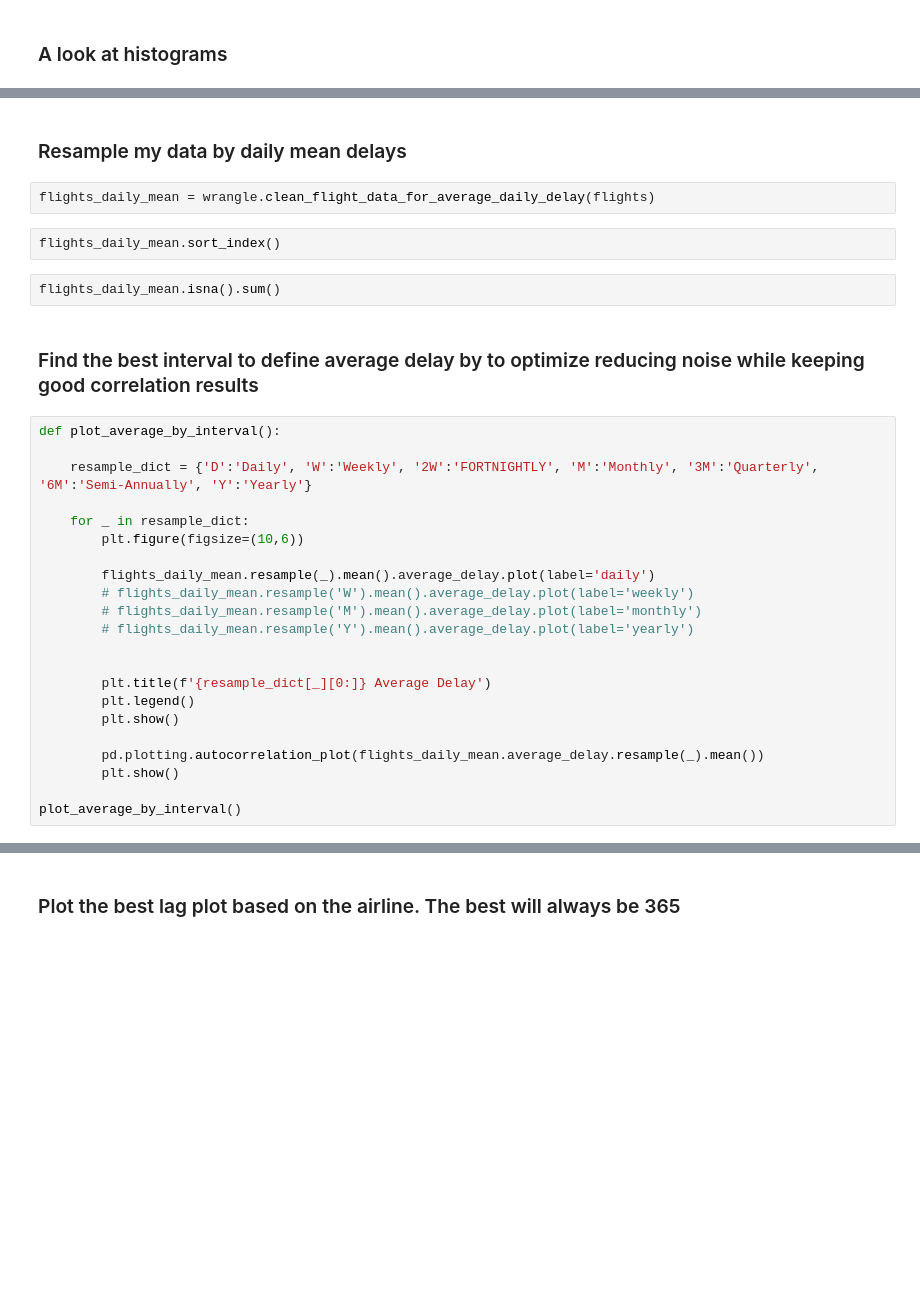
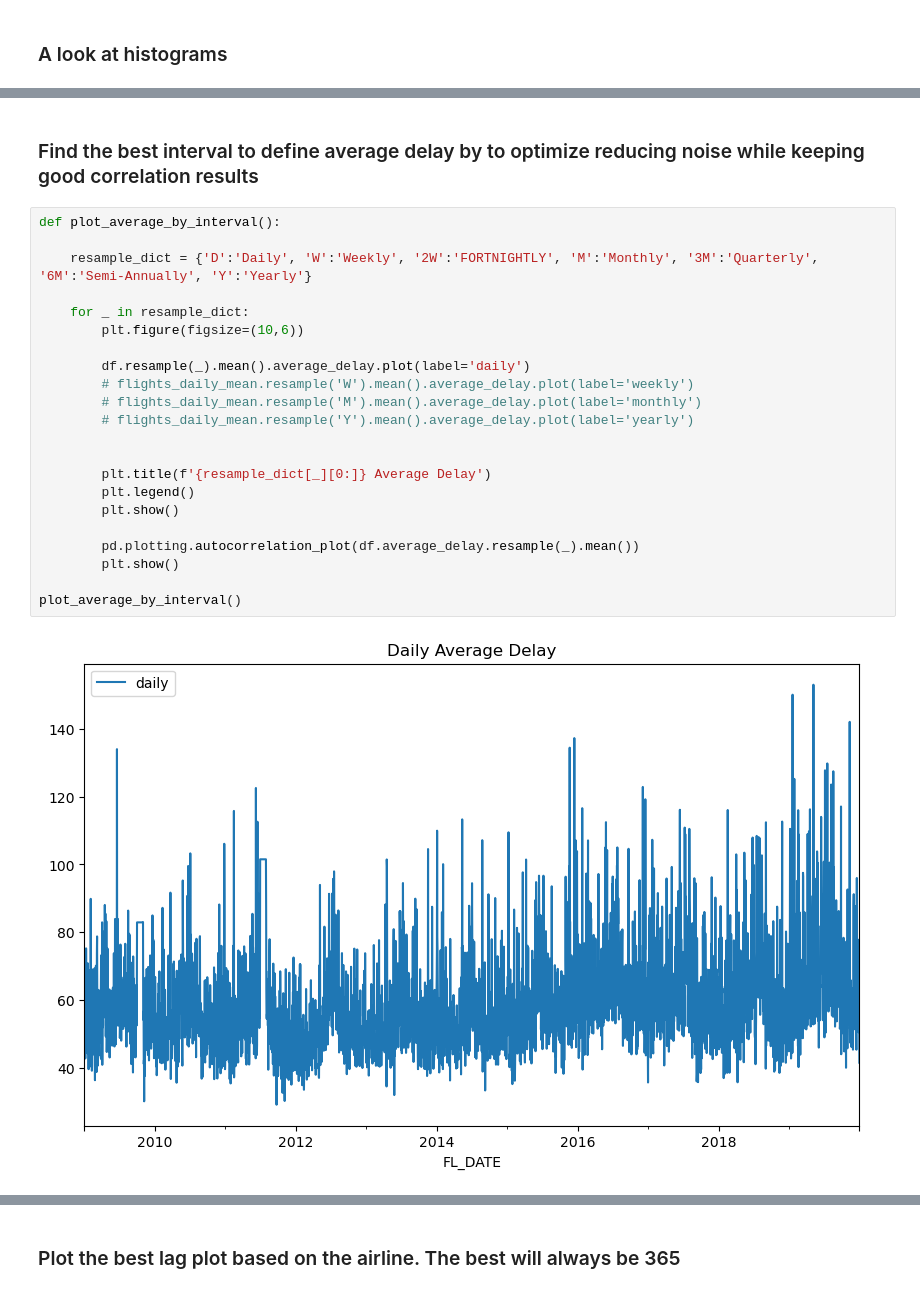
Before and after one commit to CLOUD-NINE-FLIGHT-SOLUTIONS/CLOUD-NINE-FLIGHT-SOLUTIONS, a Jupyter notebook: Mannie/explore.ipynb, the cells around one changed output, grey strips where cells are left out. Saved outputs shown, nothing was run; the diff lists cells and outputs as text; blank space fills up the shorter version.

Commit message:
updating the wrangle

```diff
--- a/Mannie/explore.ipynb
+++ b/Mannie/explore.ipynb
@@ -203,32 +356,26 @@ plt.hist(flights.LATE_AIRCRAFT_DELAY, bins=100)
-# %% [markdown]
-### Resample my data by daily mean delays
-# %%
-flights_daily_mean = wrangle.clean_flight_data_for_average_daily_delay(flights)
-# %%
-flights_daily_mean.sort_index()
-# %%
-flights_daily_mean.isna().sum()
 # %% [markdown]
 ### Find the best interval to define average delay by to optimize reducing noise while keeping good correlation results
 # %%
 def plot_average_by_interval():
 
     resample_dict = {'D':'Daily', 'W':'Weekly', '2W':'FORTNIGHTLY', 'M':'Monthly', '3M':'Quarterly', '6M':'Semi-Annually', 'Y':'Yearly'}
 
     for _ in resample_dict:
         plt.figure(figsize=(10,6))
 
-        flights_daily_mean.resample(_).mean().average_delay.plot(label='daily')
+        df.resample(_).mean().average_delay.plot(label='daily')
         # flights_daily_mean.resample('W').mean().average_delay.plot(label='weekly')
         # flights_daily_mean.resample('M').mean().average_delay.plot(label='monthly')
         # flights_daily_mean.resample('Y').mean().average_delay.plot(label='yearly')
 
 
         plt.title(f'{resample_dict[_][0:]} Average Delay')
         plt.legend()
         plt.show()
 
-        pd.plotting.autocorrelation_plot(flights_daily_mean.average_delay.resample(_).mean())
+        pd.plotting.autocorrelation_plot(df.average_delay.resample(_).mean())
         plt.show()
 
 plot_average_by_interval()
+# %% [output]
+[figure, added]
```
Also changed, not shown: parts of 64 cells of this notebook, 4 other files.
